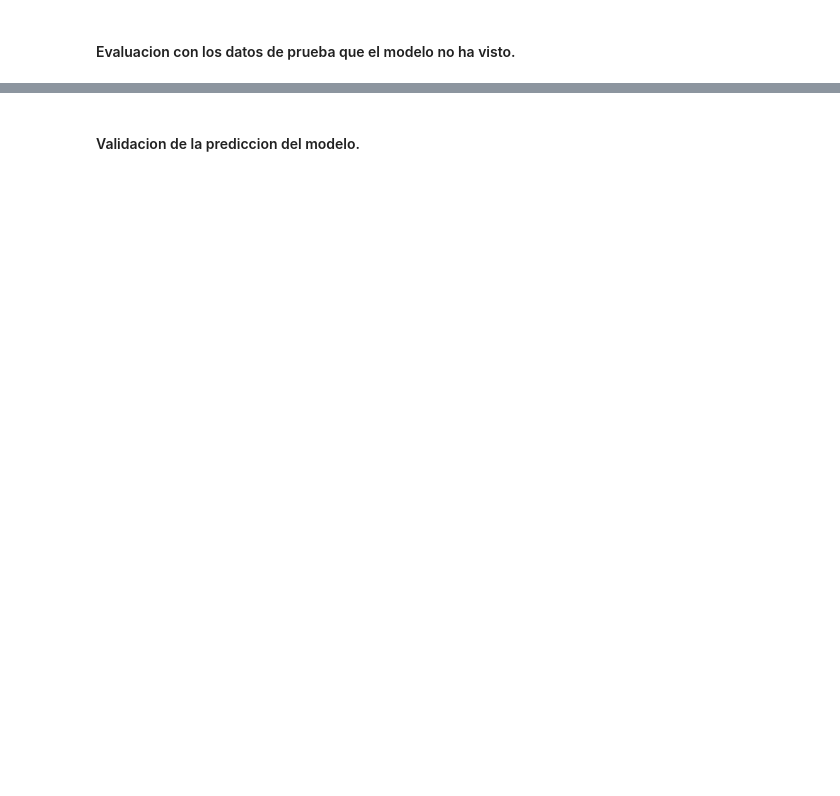
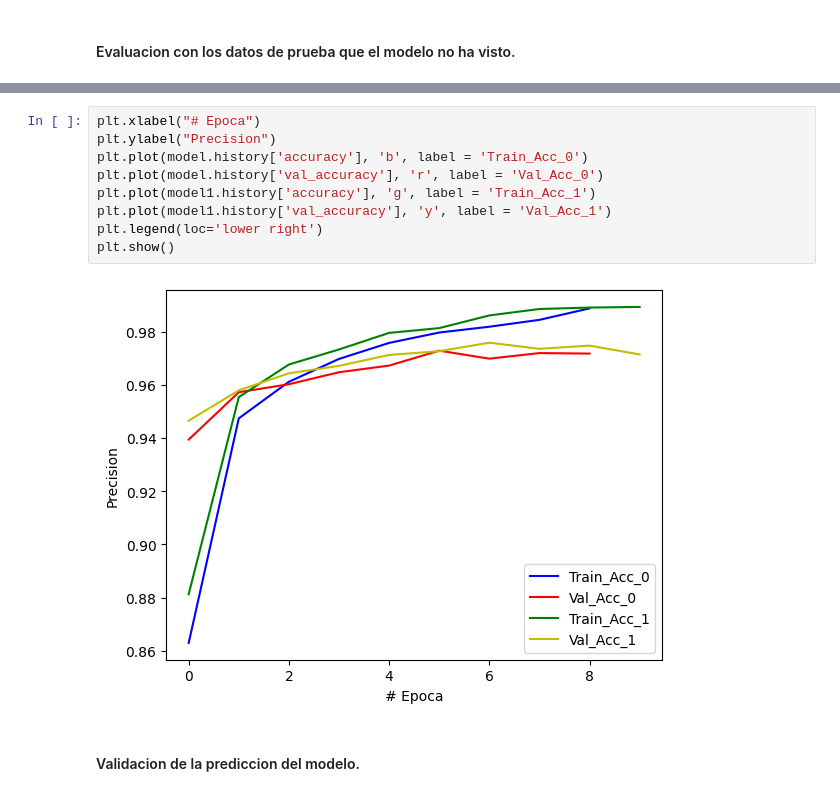
Before and after one commit to ourenagithub/Python, a Jupyter notebook: Red_Neuronal_ClasificadorImagenes_Mnist.ipynb, the cells around one changed output, grey strips where cells are left out. Drawn from its saved outputs; the diff is of its cells as text; blank space fills up the shorter version.

```diff
--- a/Red_Neuronal_ClasificadorImagenes_Mnist.ipynb
+++ b/Red_Neuronal_ClasificadorImagenes_Mnist.ipynb
@@ -142,3 +263,14 @@ plt.show()
+# %%
+plt.xlabel("# Epoca")
+plt.ylabel("Precision")
+plt.plot(model.history['accuracy'], 'b', label = 'Train_Acc_0')
+plt.plot(model.history['val_accuracy'], 'r', label = 'Val_Acc_0')
+plt.plot(model1.history['accuracy'], 'g', label = 'Train_Acc_1')
+plt.plot(model1.history['val_accuracy'], 'y', label = 'Val_Acc_1')
+plt.legend(loc='lower right')
+plt.show()
+# %% [output]
+[figure, added]
 # %% [markdown]
 #### Validacion de la prediccion del modelo.
 # %%
```
Also changed, not shown: parts of 13 cells of this notebook.
